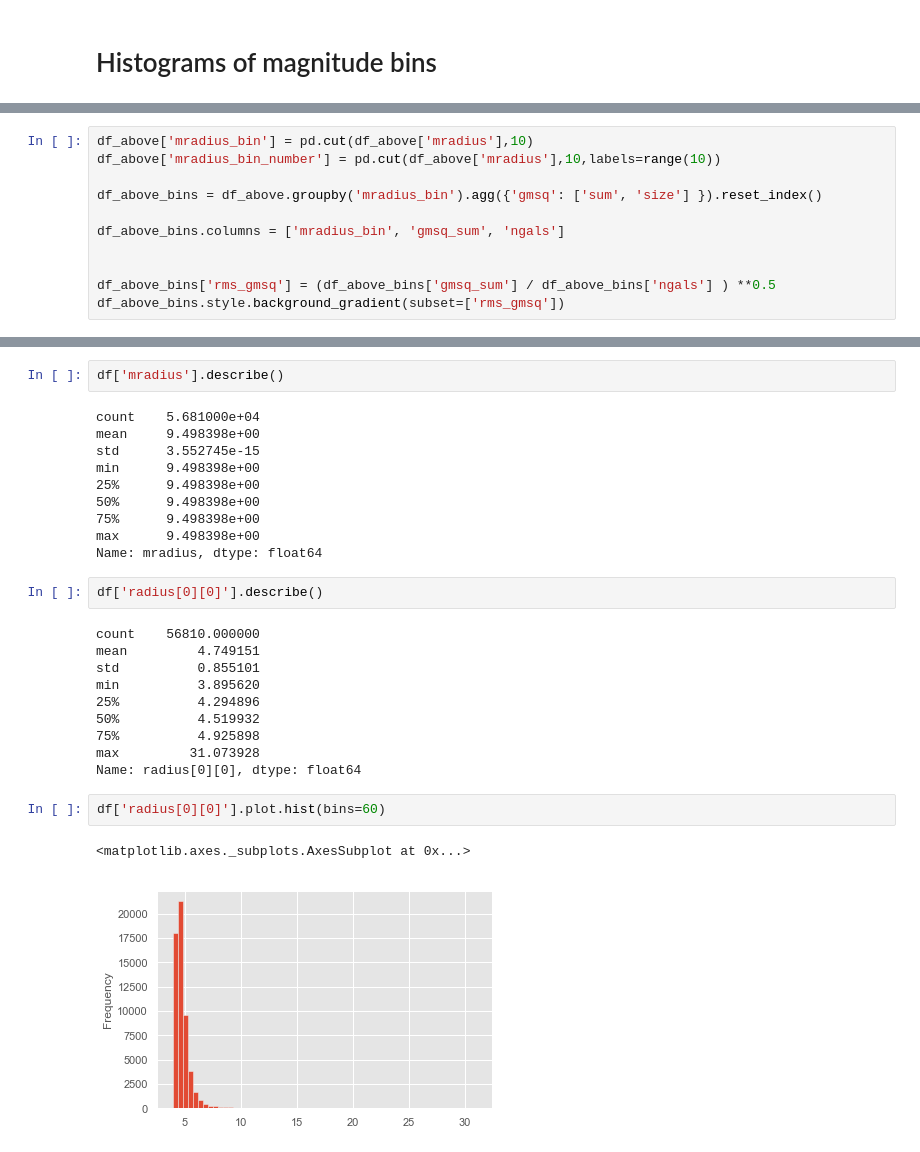
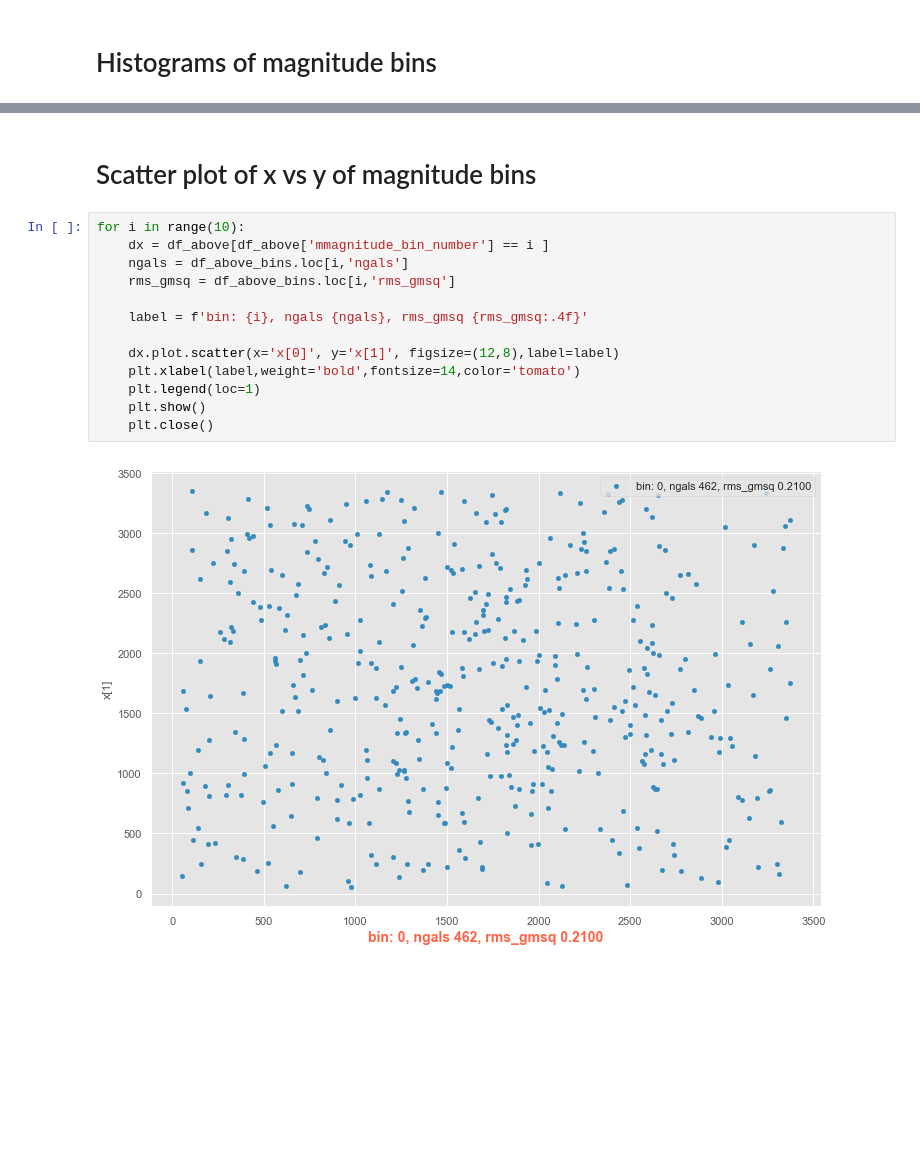
Before and after one commit to bpRsh/2019_shear_analysis_after_dmstack, a Jupyter notebook: Nov_2019/Nov21/a02_create_rms_gmsq_bins.ipynb, the cells around one changed output, grey strips where cells are left out. Cells and saved outputs as stored; diff of their text form; blank space fills up the shorter version.

```diff
--- a/Nov_2019/Nov21/a02_create_rms_gmsq_bins.ipynb
+++ b/Nov_2019/Nov21/a02_create_rms_gmsq_bins.ipynb
@@ -322,11 +329,0 @@ df_above.head(2)
-# %%
-df_above['mradius_bin'] = pd.cut(df_above['mradius'],10)
-df_above['mradius_bin_number'] = pd.cut(df_above['mradius'],10,labels=range(10))
-
-df_above_bins = df_above.groupby('mradius_bin').agg({'gmsq': ['sum', 'size'] }).reset_index()
-
-df_above_bins.columns = ['mradius_bin', 'gmsq_sum', 'ngals']
-
-
-df_above_bins['rms_gmsq'] = (df_above_bins['gmsq_sum'] / df_above_bins['ngals'] ) **0.5
-df_above_bins.style.background_gradient(subset=['rms_gmsq'])
@@ -350,29 +330,17 @@ df['mradius'].hist(bins=30)
-# %%
-df['mradius'].describe()
-# %% [output]
-count    5.681000e+04
-mean     9.498398e+00
-std      3.552745e-15
-min      9.498398e+00
-25%      9.498398e+00
-50%      9.498398e+00
-75%      9.498398e+00
-max      9.498398e+00
-Name: mradius, dtype: float64
-# %%
-df['radius[0][0]'].describe()
-# %% [output]
-count    56810.000000
-mean         4.749151
-std          0.855101
-min          3.895620
-25%          4.294896
-50%          4.519932
-75%          4.925898
-max         31.073928
-Name: radius[0][0], dtype: float64
-# %%
-df['radius[0][0]'].plot.hist(bins=60)
-# %% [output]
-<matplotlib.axes._subplots.AxesSubplot at 0x...>
-[figure, removed]
+# %% [markdown]
+# Scatter plot of x vs y of magnitude bins
+# %%
+for i in range(10):
+    dx = df_above[df_above['mmagnitude_bin_number'] == i ]
+    ngals = df_above_bins.loc[i,'ngals']
+    rms_gmsq = df_above_bins.loc[i,'rms_gmsq']
+
+    label = f'bin: {i}, ngals {ngals}, rms_gmsq {rms_gmsq:.4f}'
+
+    dx.plot.scatter(x='x[0]', y='x[1]', figsize=(12,8),label=label)
+    plt.xlabel(label,weight='bold',fontsize=14,color='tomato')
+    plt.legend(loc=1)
+    plt.show()
+    plt.close()
+# %% [output]
+[figure, added]
```
Also changed, not shown: parts of 9 cells of this notebook.
